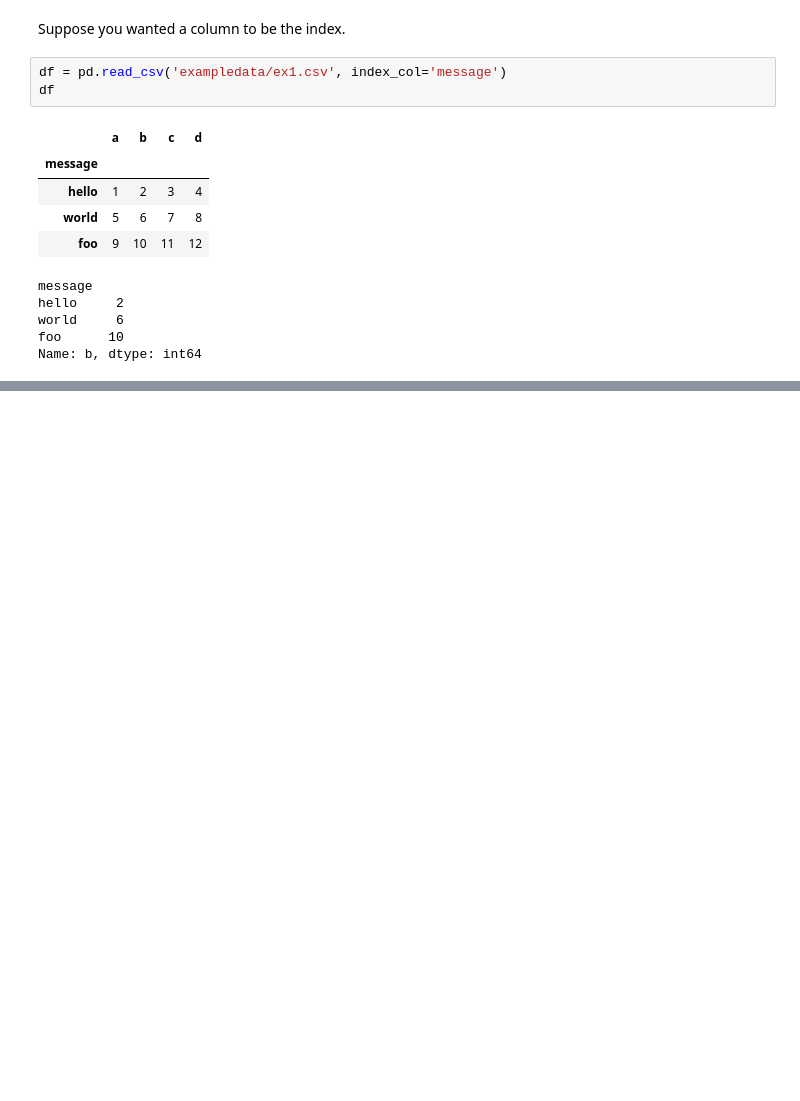
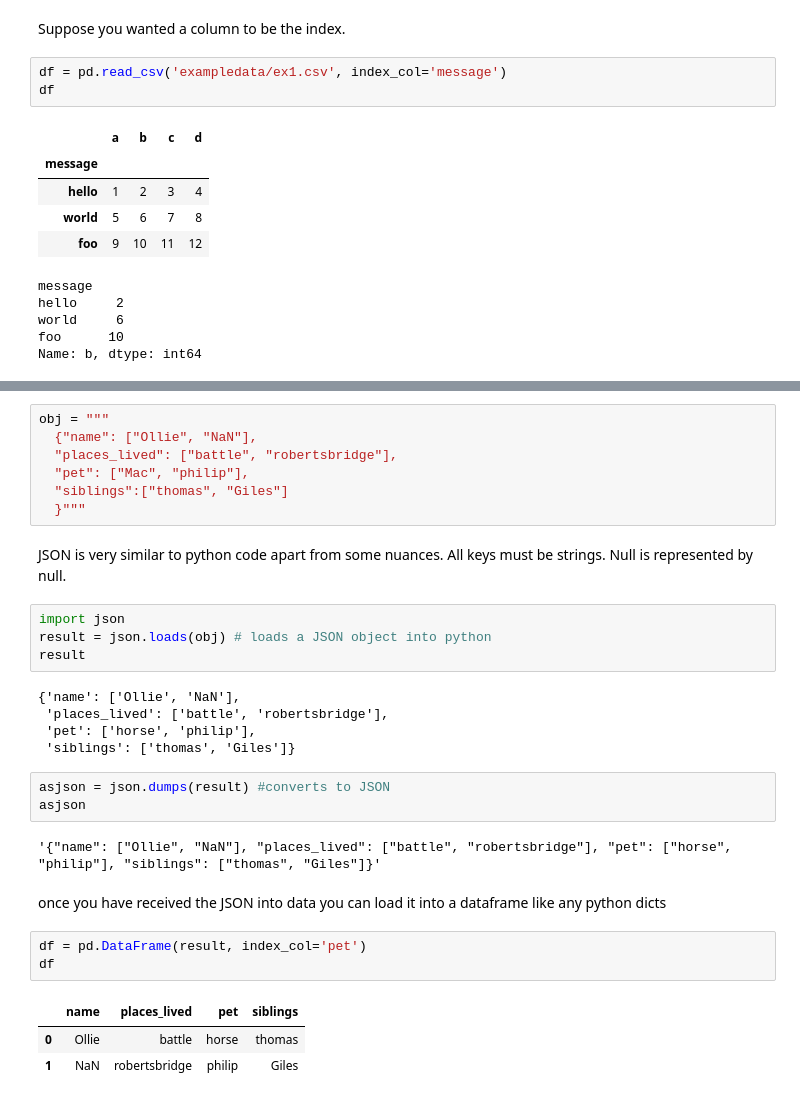
Before and after one commit to oeg1n18/learning-python, a Jupyter notebook: Python-for-data-analysis-Oreillly/6_DataLoading.ipynb, the cells around one changed output, grey strips where cells are left out. Saved outputs shown, nothing was run; the diff lists cells and outputs as text; blank space fills up the shorter version.

```diff
--- a/Python-for-data-analysis-Oreillly/6_DataLoading.ipynb
+++ b/Python-for-data-analysis-Oreillly/6_DataLoading.ipynb
@@ -67,0 +254,32 @@ Name: b, dtype: int64
+# %%
+obj = """
+  {"name": ["Ollie", "NaN"],
+  "places_lived": ["battle", "robertsbridge"],
+  "pet": ["Mac", "philip"],
+  "siblings":["thomas", "Giles"]
+  }"""
+# %% [markdown]
+JSON is very similar to python code apart from some nuances. All keys must be strings. Null is represented by null.
+# %%
+import json
+result = json.loads(obj) # loads a JSON object into python
+result
+# %% [output]
+{'name': ['Ollie', 'NaN'],
+ 'places_lived': ['battle', 'robertsbridge'],
+ 'pet': ['horse', 'philip'],
+ 'siblings': ['thomas', 'Giles']}
+# %%
+asjson = json.dumps(result) #converts to JSON
+asjson
+# %% [output]
+'{"name": ["Ollie", "NaN"], "places_lived": ["battle", "robertsbridge"], "pet": ["horse", "philip"], "siblings": ["thomas", "Giles"]}'
+# %% [markdown]
+once you have received the JSON into data you can load it into a dataframe like any python dicts
+# %%
+df = pd.DataFrame(result, index_col='pet')
+df
+# %% [output]
+|  | name | places_lived | pet | siblings |
+| 0 | Ollie | battle | horse | thomas |
+| 1 | NaN | robertsbridge | philip | Giles |
```
Also changed, not shown: parts of 19 cells of this notebook, 8 other files.
